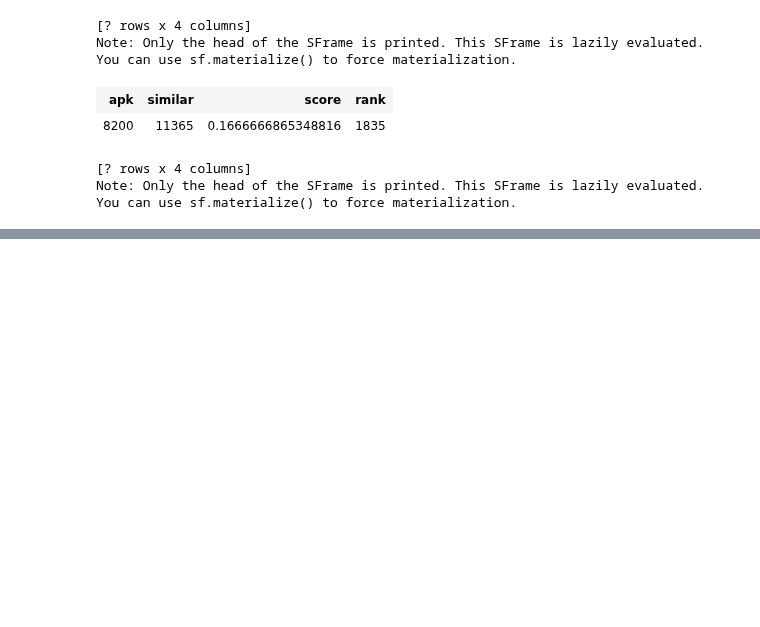
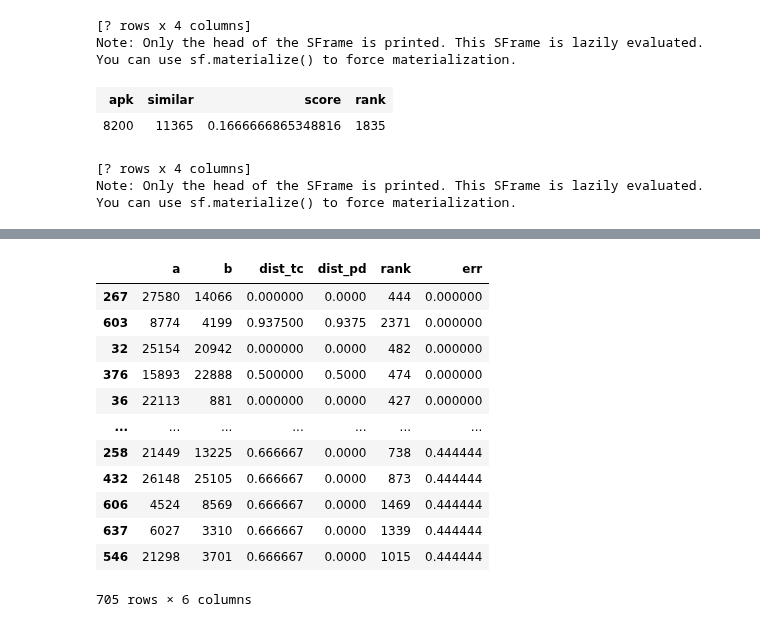
Before and after one commit to jrybicki-jsc/smms, a Jupyter notebook: graphla/distanceproblems.ipynb, the cells around one changed output, grey strips where cells are left out. Saved outputs shown, nothing was run; the diff lists cells and outputs as text; code cells hidden in the pictures; blank space fills up the shorter version.

```diff
--- a/graphla/distanceproblems.ipynb
+++ b/graphla/distanceproblems.ipynb
@@ -139,0 +205,11 @@ You can use sf.materialize() to force materialization.
+# %%
+similars = sim_recom.get_similar_items(list(en), k=k)
+# %%
+dsts = list()
+for (a,b) in pairs:
+    dis = similars[(similars['apk']==b)&(similars['similar']==a)]
+    d = distance(a, b)
+    if any(dis):
+        dsts.append((a,b, 1-dis[0]['score'],d, dis[0]['rank']))
+# %%
+df = pd.DataFrame(dsts, columns=['a', 'b', 'dist_tc', 'dist_pd', 'rank'])
@@ -139,0 +232,18 @@ You can use sf.materialize() to force materialization.
+# %%
+df['err'] = df.apply(lambda x: (x[3] - x[2])**2, axis=1)
+# %%
+df.sort_values(by='err')
+# %% [output]
+|  | a | b | dist_tc | dist_pd | rank | err |
+| 267 | 27580 | 14066 | 0.000000 | 0.0000 | 444 | 0.000000 |
+| 603 | 8774 | 4199 | 0.937500 | 0.9375 | 2371 | 0.000000 |
+| 32 | 25154 | 20942 | 0.000000 | 0.0000 | 482 | 0.000000 |
+| 376 | 15893 | 22888 | 0.500000 | 0.5000 | 474 | 0.000000 |
+| 36 | 22113 | 881 | 0.000000 | 0.0000 | 427 | 0.000000 |
+| ... | ... | ... | ... | ... | ... | ... |
+| 258 | 21449 | 13225 | 0.666667 | 0.0000 | 738 | 0.444444 |
+| 432 | 26148 | 25105 | 0.666667 | 0.0000 | 873 | 0.444444 |
+| 606 | 4524 | 8569 | 0.666667 | 0.0000 | 1469 | 0.444444 |
+| 637 | 6027 | 3310 | 0.666667 | 0.0000 | 1339 | 0.444444 |
+| 546 | 21298 | 3701 | 0.666667 | 0.0000 | 1015 | 0.444444 |
+705 rows × 6 columns
```
Also changed, not shown: parts of 9 cells of this notebook.
